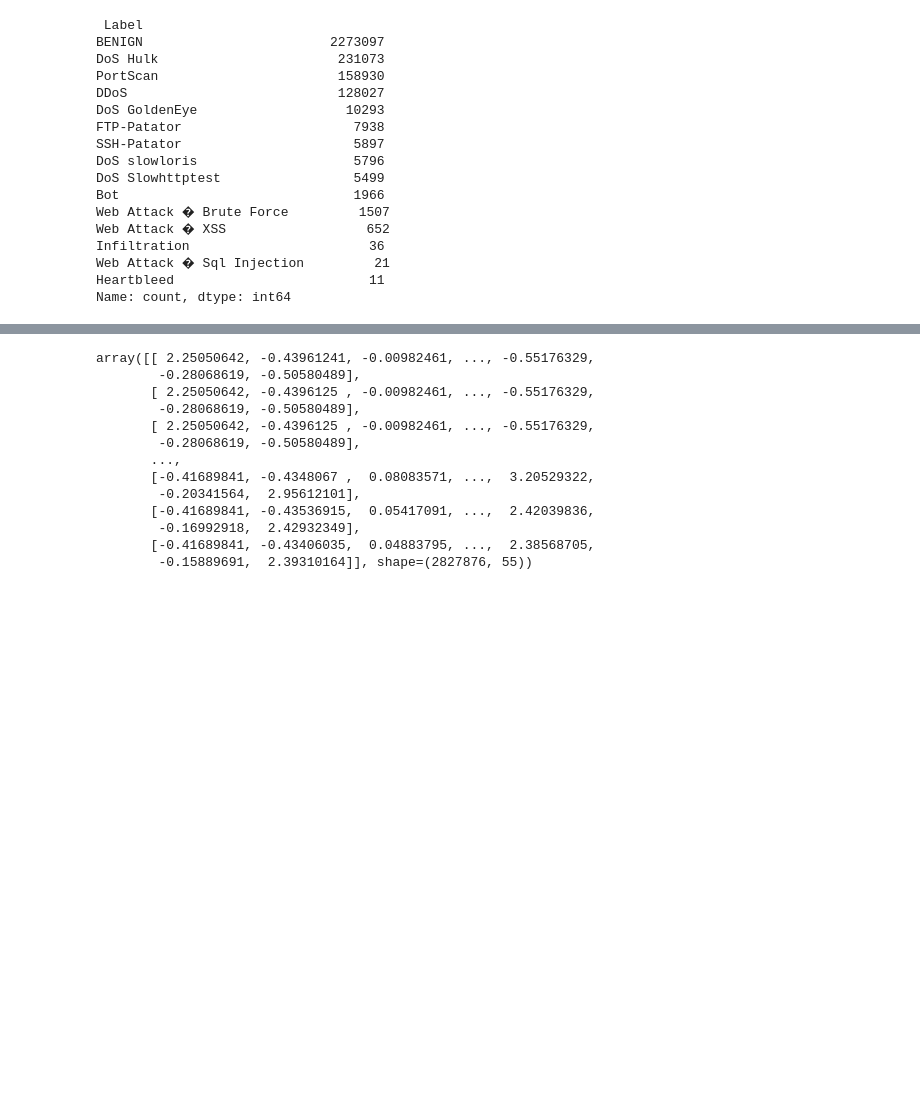
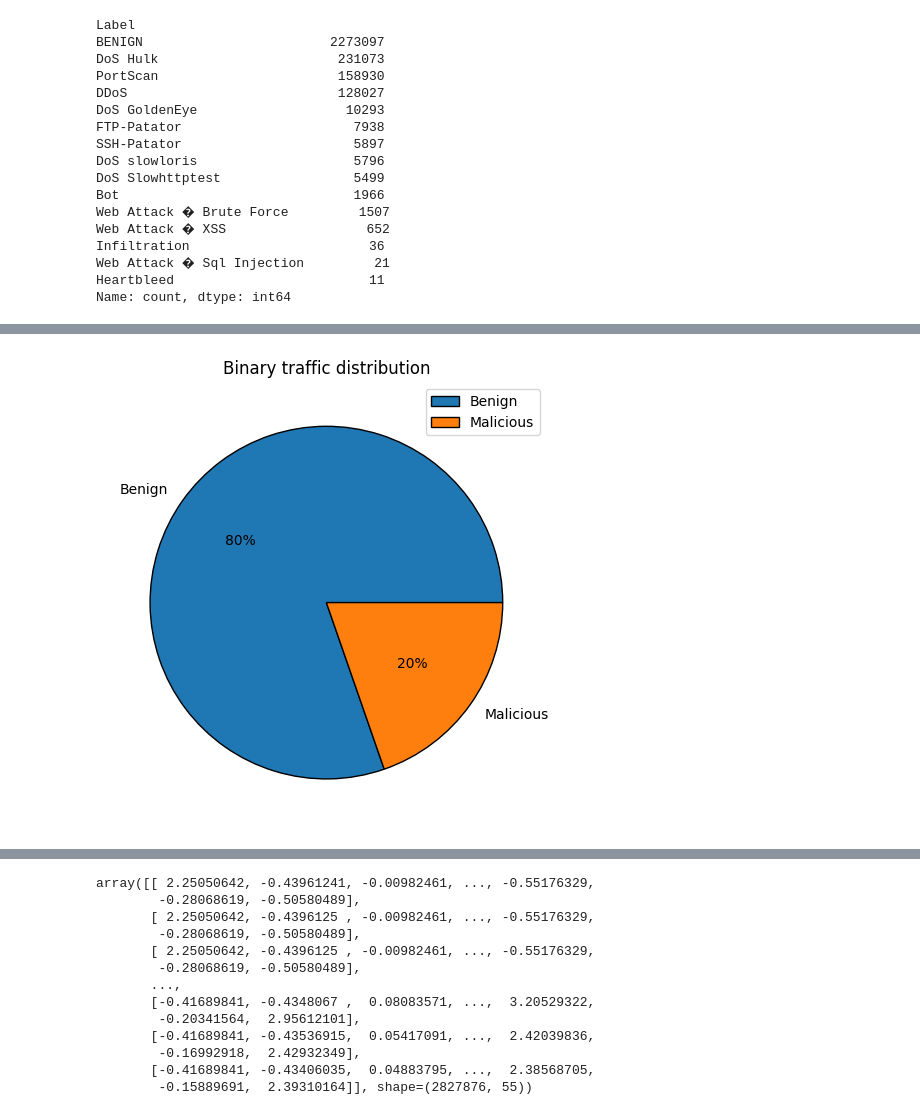
Before and after one commit to KostasEreksonas/RT_IDS, a Jupyter notebook: notebooks/CIC_IDS_2017/CIC_IDS_2017.ipynb, the cells around one changed output, grey strips where cells are left out. Cells and saved outputs as stored; diff of their text form; code cells hidden in the pictures; blank space fills up the shorter version.

```diff
--- a/notebooks/CIC_IDS_2017/CIC_IDS_2017.ipynb
+++ b/notebooks/CIC_IDS_2017/CIC_IDS_2017.ipynb
@@ -297,0 +361,22 @@ attack_plot(label, count)
+# %%
+attack_count = 0
+for x in range(1,len(count)):
+    attack_count += count.iloc[x]
+# %%
+binary_label = ['Benign', 'Malicious']
+binary_count = [count.iloc[0], attack_count]
+# %%
+def binary_pie_plot(label, count):
+    """Pie plot to show benign vs malicious flow record distribution"""
+    fig, ax = plt.subplots(figsize=(10, 5))
+    fig.tight_layout()
+    plt.title(label="Binary traffic distribution")
+    ax.pie(count, labels=label, autopct='%1.0f%%',
+           wedgeprops = {"edgecolor": "black",
+                         "linewidth": 1,
+                         "antialiased": True})
+    ax.legend()
+# %%
+binary_pie_plot(binary_label, binary_count)
+# %% [output]
+[figure, added]
```
Also changed, not shown: parts of 80 cells of this notebook.
